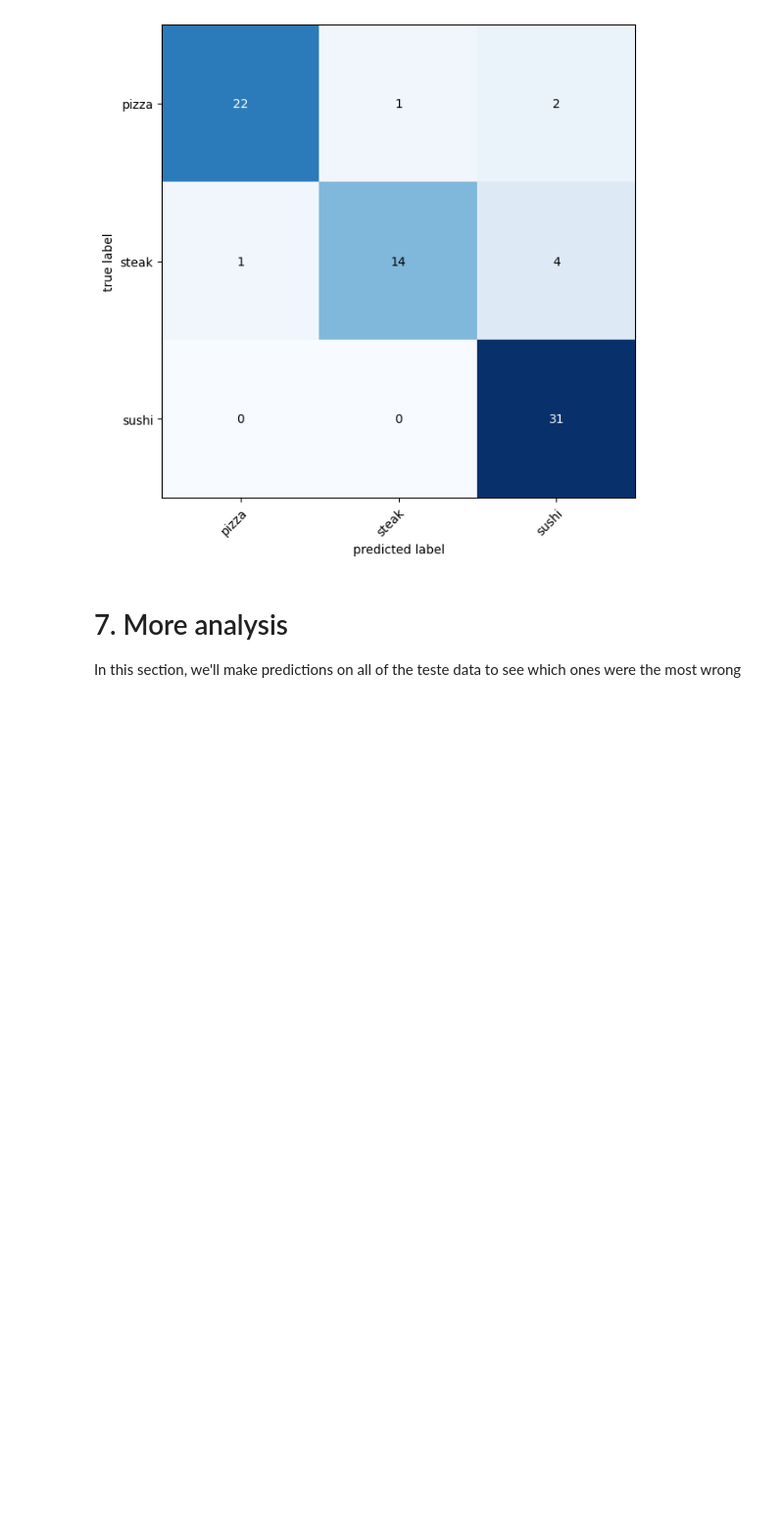
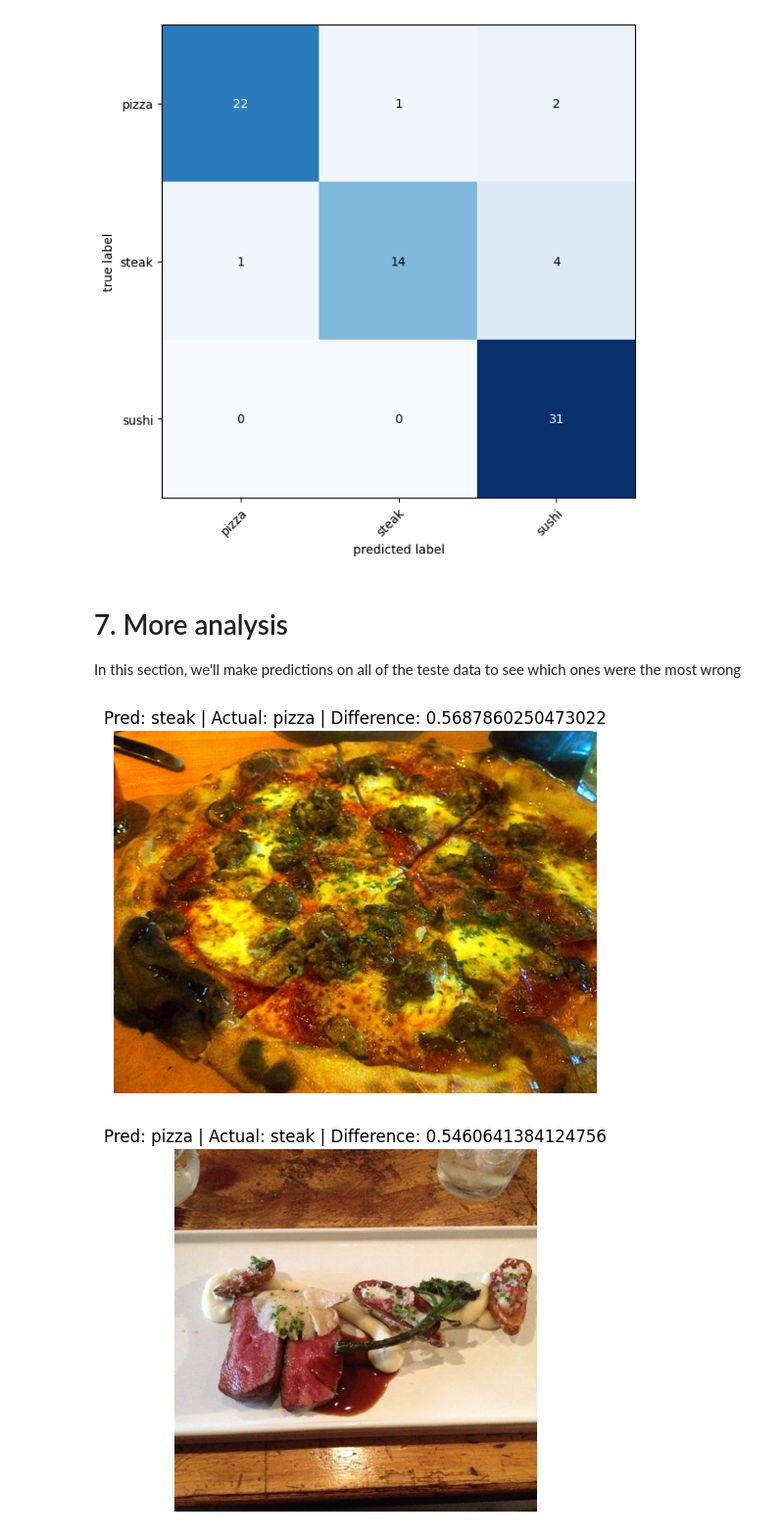
Before and after one commit to jhbarr/Pytorch-Learning, a Jupyter notebook: 06_Transfer_Learning/pre_trained_model.ipynb, the cells around one changed output. Shown at 98% size. Drawn from its saved outputs; the diff is of its cells as text; code cells hidden in the pictures; blank space fills up the shorter version.

```diff
--- a/06_Transfer_Learning/pre_trained_model.ipynb
+++ b/06_Transfer_Learning/pre_trained_model.ipynb
@@ -247,0 +303,27 @@ In this section, we'll make predictions on all of the teste data to see which on
+# %%
+test_image_path_list = list(Path(test_dir).glob("*/*.jpg"))
+
+res = pred_image(model=model,
+                 image_paths_list=test_image_path_list,
+                 class_names=class_names,
+                 image_size=(224, 224),
+                 transform=None,
+                 device=device)
+# %%
+res = sorted(res, key=lambda x: x[0], reverse=True)
+
+for i in range(5):
+    difference = res[i][0]
+    image_path = res[i][1]
+    prediction = res[i][2]
+    actual = res[i][3]
+
+    img = Image.open(image_path)
+
+    plt.figure()
+    plt.imshow(img)
+    plt.title(f"Pred: {prediction} | Actual: {actual} | Difference: {difference}")
+    plt.axis(False)
+# %% [output]
+[figure, added]
+[figure, added]
```
Also changed, not shown: parts of 2 cells of this notebook.
